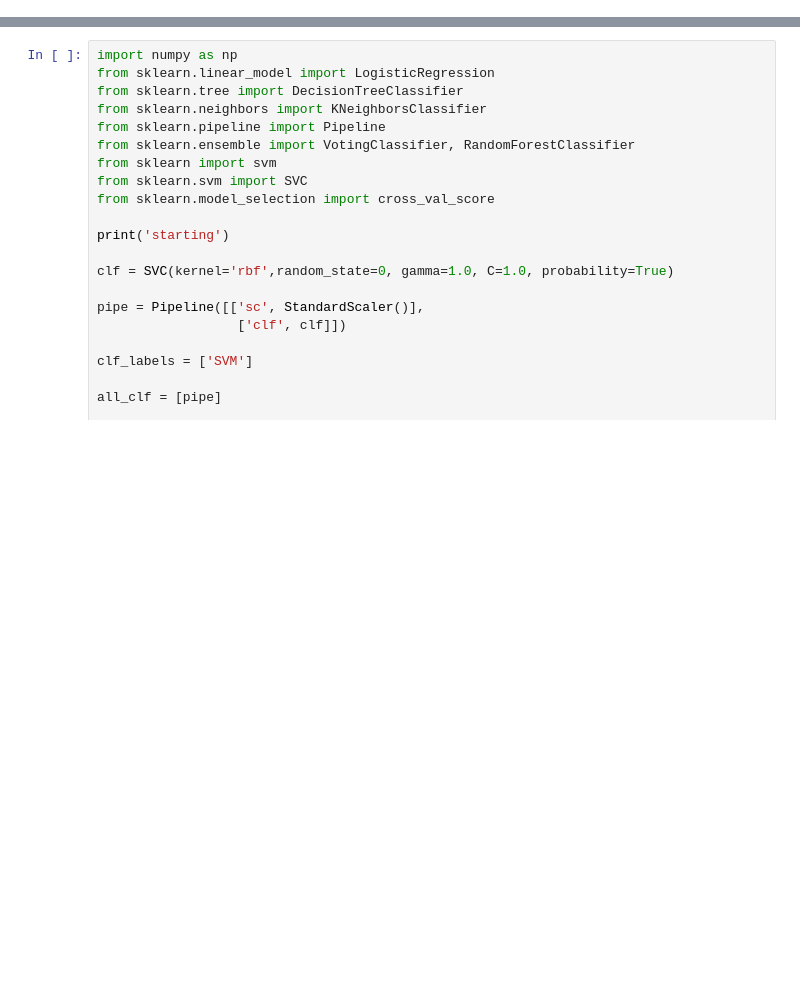
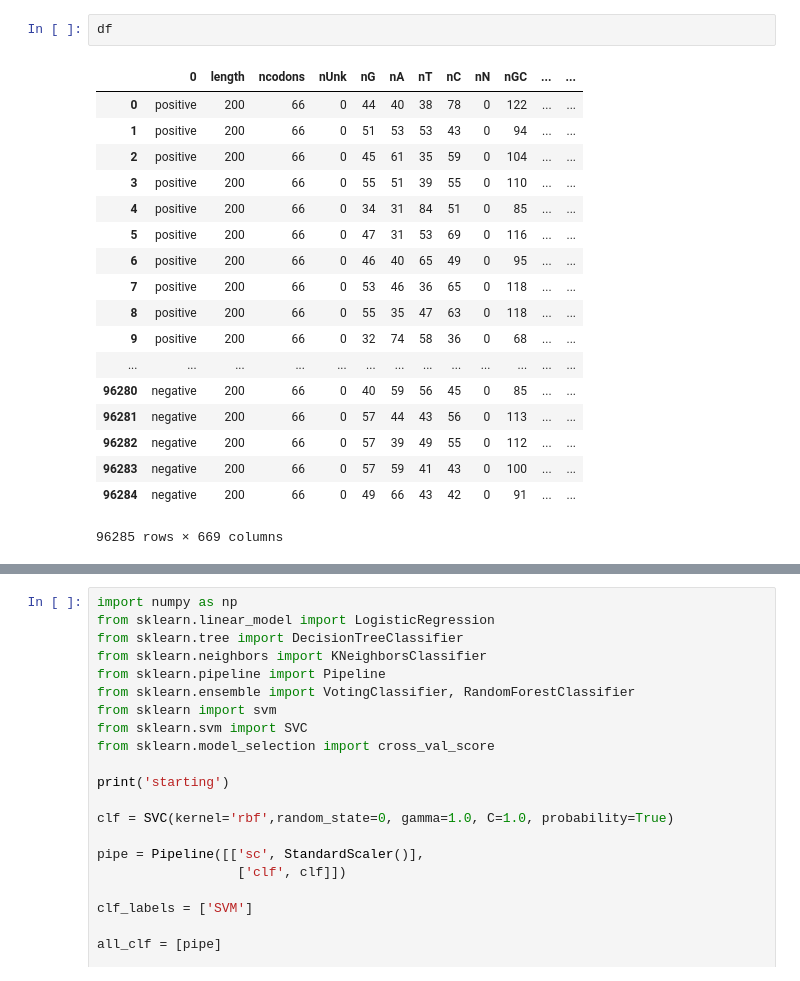
Before and after one commit to philippmuench/plasmidminer, a Jupyter notebook: train.ipynb, the cells around one changed output, grey strips where cells are left out. Saved outputs shown, nothing was run; the diff lists cells and outputs as text; blank space fills up the shorter version.

```diff
--- a/train.ipynb
+++ b/train.ipynb
@@ -187,3 +337,24 @@ X_test
+# %%
+df
+# %% [output]
+|  | 0 | length | ncodons | nUnk | nG | nA | nT | nC | nN | nGC | ... | ... |
+| 0 | positive | 200 | 66 | 0 | 44 | 40 | 38 | 78 | 0 | 122 | ... | ... |
+| 1 | positive | 200 | 66 | 0 | 51 | 53 | 53 | 43 | 0 | 94 | ... | ... |
+| 2 | positive | 200 | 66 | 0 | 45 | 61 | 35 | 59 | 0 | 104 | ... | ... |
+| 3 | positive | 200 | 66 | 0 | 55 | 51 | 39 | 55 | 0 | 110 | ... | ... |
+| 4 | positive | 200 | 66 | 0 | 34 | 31 | 84 | 51 | 0 | 85 | ... | ... |
+| 5 | positive | 200 | 66 | 0 | 47 | 31 | 53 | 69 | 0 | 116 | ... | ... |
+| 6 | positive | 200 | 66 | 0 | 46 | 40 | 65 | 49 | 0 | 95 | ... | ... |
+| 7 | positive | 200 | 66 | 0 | 53 | 46 | 36 | 65 | 0 | 118 | ... | ... |
+| 8 | positive | 200 | 66 | 0 | 55 | 35 | 47 | 63 | 0 | 118 | ... | ... |
+| 9 | positive | 200 | 66 | 0 | 32 | 74 | 58 | 36 | 0 | 68 | ... | ... |
+| ... | ... | ... | ... | ... | ... | ... | ... | ... | ... | ... | ... | ... |
+| 96280 | negative | 200 | 66 | 0 | 40 | 59 | 56 | 45 | 0 | 85 | ... | ... |
+| 96281 | negative | 200 | 66 | 0 | 57 | 44 | 43 | 56 | 0 | 113 | ... | ... |
+| 96282 | negative | 200 | 66 | 0 | 57 | 39 | 49 | 55 | 0 | 112 | ... | ... |
+| 96283 | negative | 200 | 66 | 0 | 57 | 59 | 41 | 43 | 0 | 100 | ... | ... |
+| 96284 | negative | 200 | 66 | 0 | 49 | 66 | 43 | 42 | 0 | 91 | ... | ... |
+96285 rows × 669 columns
 # %%
 import numpy as np
 from sklearn.linear_model import LogisticRegression
```
Also changed, not shown: parts of 10 cells of this notebook, 1 other file.
